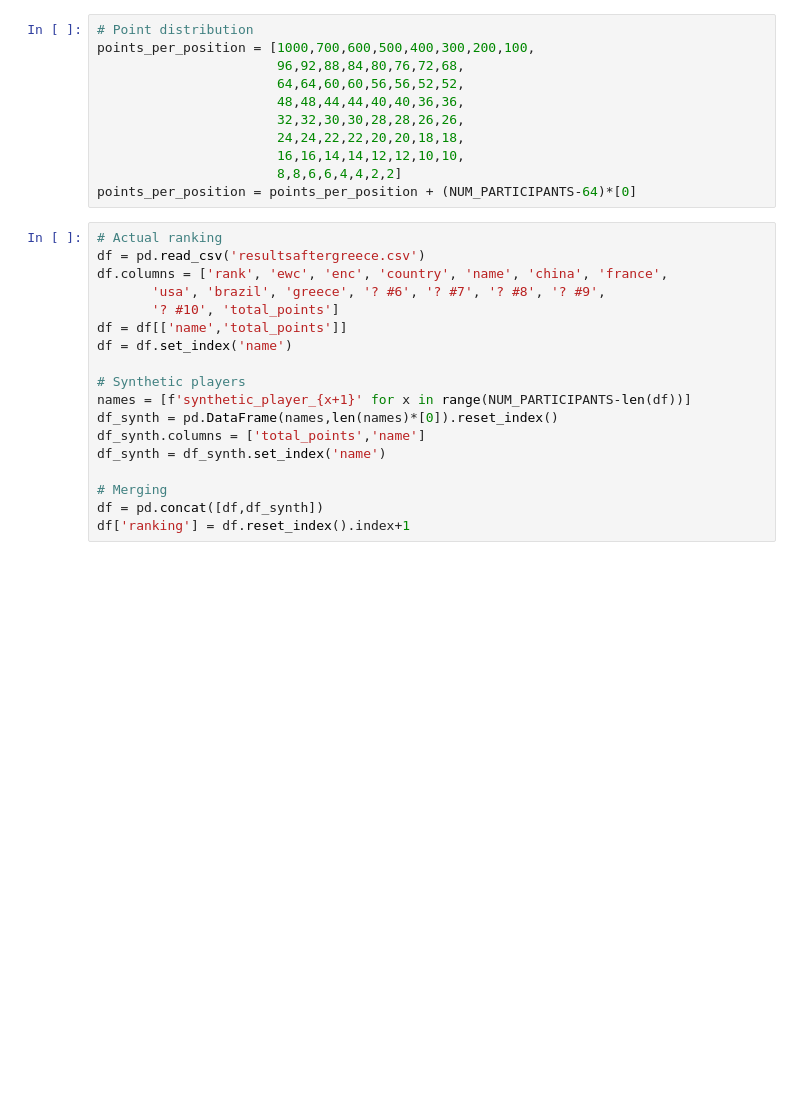
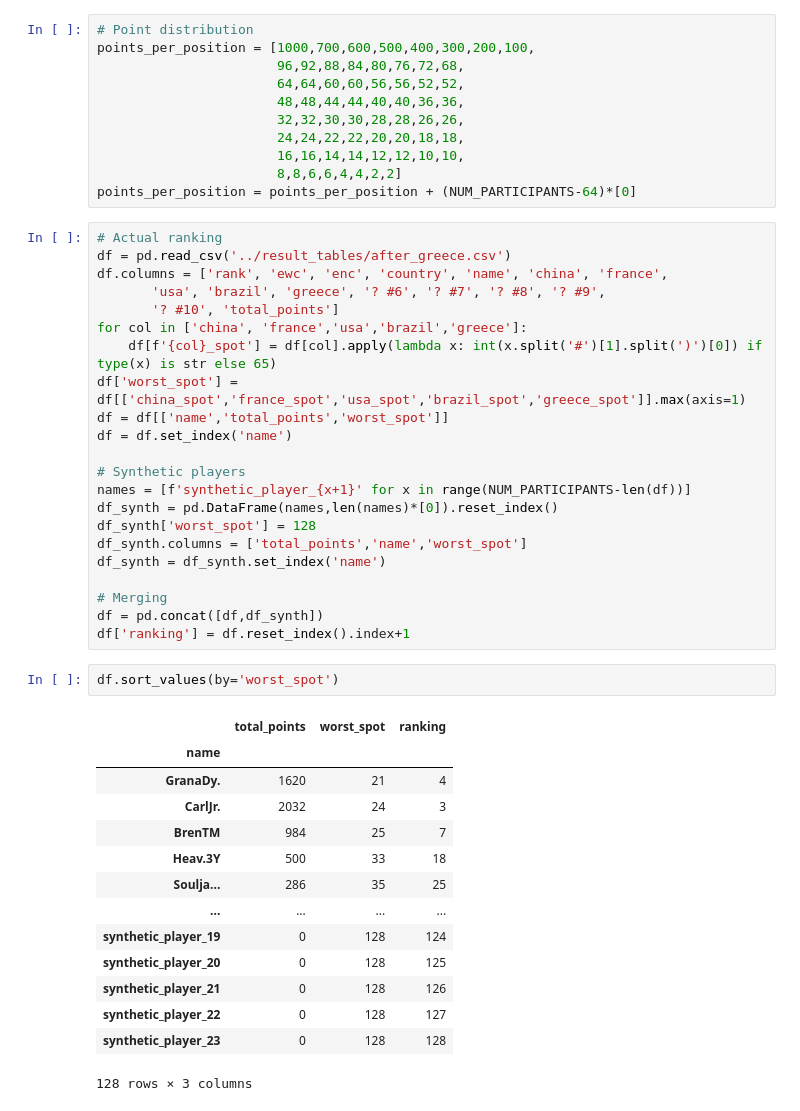
Before and after one commit to kraemer-k/tmelitecup, a Jupyter notebook: notebooks/elitecupsim.ipynb, the cells around one changed output. Cells and saved outputs as stored; diff of their text form; blank space fills up the shorter version.

```diff
--- a/notebooks/elitecupsim.ipynb
+++ b/notebooks/elitecupsim.ipynb
@@ -35,19 +38,40 @@ points_per_position = [1000,700,600,500,400,300,200,100,
 points_per_position = points_per_position + (NUM_PARTICIPANTS-64)*[0]
 # %%
 # Actual ranking
-df = pd.read_csv('resultsaftergreece.csv')
+df = pd.read_csv('../result_tables/after_greece.csv')
 df.columns = ['rank', 'ewc', 'enc', 'country', 'name', 'china', 'france',
        'usa', 'brazil', 'greece', '? #6', '? #7', '? #8', '? #9',
        '? #10', 'total_points']
-df = df[['name','total_points']]
+for col in ['china', 'france','usa','brazil','greece']:
+    df[f'{col}_spot'] = df[col].apply(lambda x: int(x.split('#')[1].split(')')[0]) if type(x) is str else 65)
+df['worst_spot'] = df[['china_spot','france_spot','usa_spot','brazil_spot','greece_spot']].max(axis=1)
+df = df[['name','total_points','worst_spot']]
 df = df.set_index('name')
 
 # Synthetic players
 names = [f'synthetic_player_{x+1}' for x in range(NUM_PARTICIPANTS-len(df))]
 df_synth = pd.DataFrame(names,len(names)*[0]).reset_index()
-df_synth.columns = ['total_points','name']
+df_synth['worst_spot'] = 128
+df_synth.columns = ['total_points','name','worst_spot']
 df_synth = df_synth.set_index('name')
 
 # Merging
 df = pd.concat([df,df_synth])
 df['ranking'] = df.reset_index().index+1
+# %%
+df.sort_values(by='worst_spot')
+# %% [output]
+|  | total_points | worst_spot | ranking |
+| name |  |  |  |
+| GranaDy. | 1620 | 21 | 4 |
+| CarlJr. | 2032 | 24 | 3 |
+| BrenTM | 984 | 25 | 7 |
+| Heav.3Y | 500 | 33 | 18 |
+| Soulja... | 286 | 35 | 25 |
+| ... | ... | ... | ... |
+| synthetic_player_19 | 0 | 128 | 124 |
+| synthetic_player_20 | 0 | 128 | 125 |
+| synthetic_player_21 | 0 | 128 | 126 |
+| synthetic_player_22 | 0 | 128 | 127 |
+| synthetic_player_23 | 0 | 128 | 128 |
+128 rows × 3 columns
```
Also changed, not shown: parts of 6 cells of this notebook, 3 other files.
